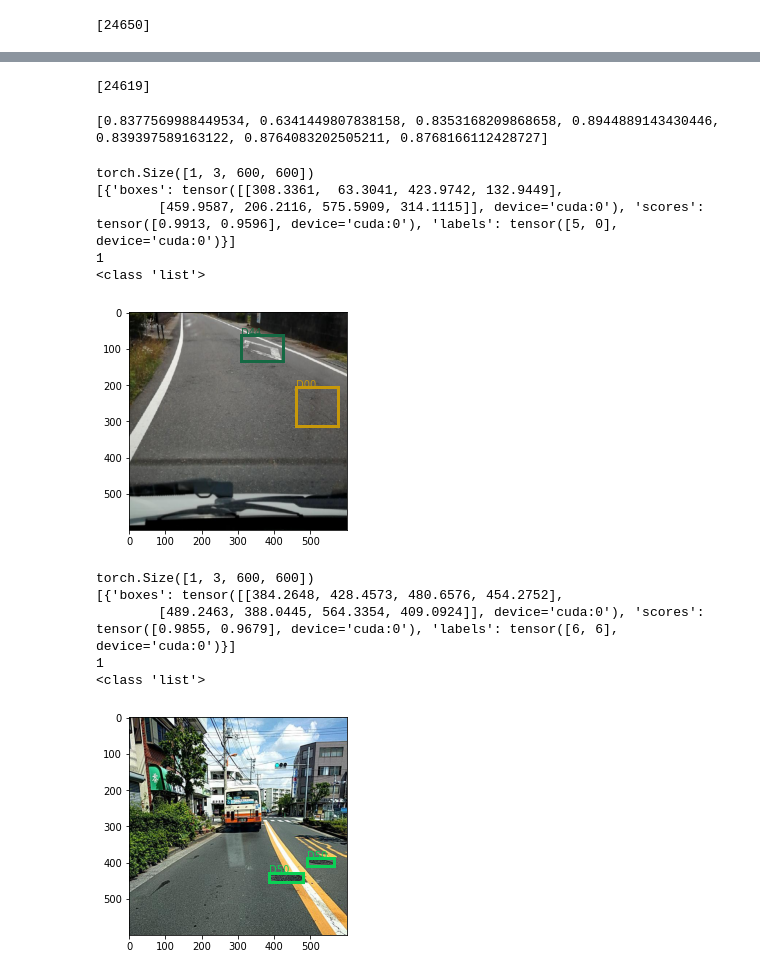
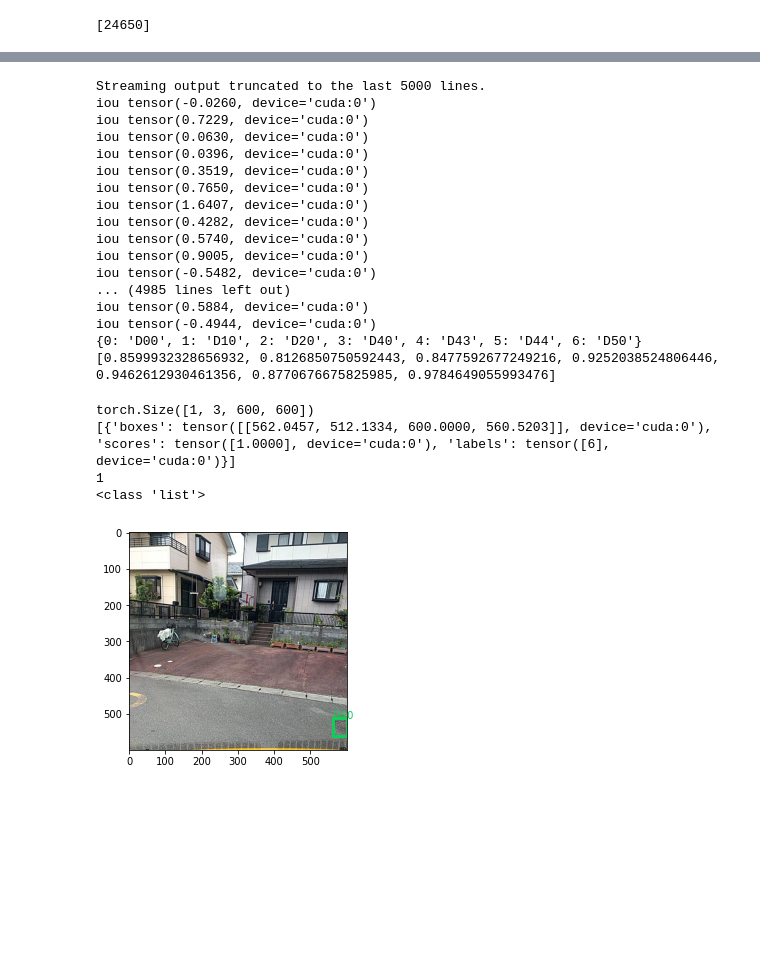
Before and after one commit to pen1064/OhCrack, a Jupyter notebook: RoadCrack_Data.ipynb, the cells around one changed output, grey strips where cells are left out. Cells and saved outputs as stored; diff of their text form; code cells hidden in the pictures; blank space fills up the shorter version.

```diff
--- a/RoadCrack_Data.ipynb
+++ b/RoadCrack_Data.ipynb
@@ -108,7 +126,8 @@ class MaskDataset(object):
     def __getitem__(self, idx):
         img_path = self.imgs[idx]
         img = Image.open(img_path).convert("RGB")
-        img = transforms.ToTensor()(img)
+        tc = transforms.Compose([transforms.ToTensor()])
+        img = tc(img)
 
         target={}
         target['boxes'] = torch.as_tensor(self.df[self.df['filename'] == self.imgs[idx]]['bndbx'].to_list(), dtype=torch.float32)
@@ -214,4 +296,0 @@ epoch : 38, Loss : 541.9956665039062, time : 1018.8324961662292
-# %%
-model = get_model_instance_segmentation(7, weights='/content/gdrive/MyDrive/Crack/meowre_retina_31.pt') #no need background classes because it is using sigmoid not softmax
-device = torch.device('cuda') if torch.cuda.is_available() else torch.device('cpu')
-model.to(device)
@@ -256,28 +297,3 @@ for file in glob.glob('/content/gdrive/MyDrive/Crack/Japan/Test/annotations/xmls
-# %%
-test_df = pd.read_csv('/content/gdrive/MyDrive/Crack/Japan/test_df.csv')
-test_df['bndbx'] = test_df['bndbx'].apply(lambda z: eval(z))
-test_df['dim'] = test_df['dim'].apply(lambda z: eval(z))
-test_df.dtypes
-test_df.head(3)
-
-Bad_Data = []
-for i in range(len(test_df)):
-  z = list(test_df.loc[i, 'bndbx'])
-  if z[0] >= z[2] or z[1] >= z[3]:
-    Bad_Data.append(i)
-print(Bad_Data)
-
-[test_df.drop(index = i, axis = 0, inplace=True) for i in Bad_Data]
-test_df.reset_index(inplace=True)
-
-test_df['type'] = pd.Categorical(test_df['type'])
-test_df['type'] = test_df['type'].cat.codes
-test_df.head(3)
-
-test_dataset = MaskDataset(test_df)
-test_data_loader = torch.utils.data.DataLoader(test_dataset, batch_size=4, collate_fn=collate_fn)
-# %% [output]
-[24619]
 # %%
 def model_predict(model, img, threshold):
   model.eval()
@@ -312,6 +328,8 @@ for im, annot in tqdm(test_data_loader, position = 0, leave = True):
         annot_all.append(annot)
 # %%
 def calculate_IoU(box1, box2):
+  #print(box1)
+  #print(box2)
   intersect_w = torch.min(box1[2], box2[2]) - torch.max(box1[0], box2[0])
   intersect_h = torch.min(box1[3], box2[3]) - torch.max(box1[1], box2[1])
   intersect_area = intersect_w*intersect_h
@@ -336,7 +354,7 @@ def evaluate_scores(p, a, num_classes, iou_threshold):
       for pbx_ind, pbx in enumerate(p_bx):
         for gtt in gt:
           iou = calculate_IoU(pbx, gtt)
-          #print('iou', iou)
+          print('iou', iou)
           if iou > iou_threshold:
             s+= float(p_scores[pbx_ind])
       #print(s)
@@ -344,7 +362,7 @@ def evaluate_scores(p, a, num_classes, iou_threshold):
   return scores
 
 
-iou_threshold = 0.75
+iou_threshold = 0.5
 
 # Calculate average precision
 precisions = []
@@ -357,6 +375,23 @@ for batch_num, p_batch in enumerate(preds_adj_all):#preds_adj_all:
     precisions.append(scores)
 
 pms = np.array(precisions)
+print({0: 'D00', 1: 'D10', 2: 'D20', 3: 'D40', 4: 'D43', 5: 'D44', 6: 'D50'})
 print([np.sum(pms[:,i])/len(np.nonzero(pms[:,i])[0])  for i in range(7)])
 # %% [output]
-[0.8377569988449534, 0.6341449807838158, 0.8353168209868658, 0.8944889143430446, 0.839397589163122, 0.8764083202505211, 0.8768166112428727]
+Streaming output truncated to the last 5000 lines.
+iou tensor(-0.0260, device='cuda:0')
+iou tensor(0.7229, device='cuda:0')
+iou tensor(0.0630, device='cuda:0')
+iou tensor(0.0396, device='cuda:0')
+iou tensor(0.3519, device='cuda:0')
+iou tensor(0.7650, device='cuda:0')
+iou tensor(1.6407, device='cuda:0')
+iou tensor(0.4282, device='cuda:0')
+iou tensor(0.5740, device='cuda:0')
+iou tensor(0.9005, device='cuda:0')
+iou tensor(-0.5482, device='cuda:0')
+... (4985 lines left out)
+iou tensor(0.5884, device='cuda:0')
+iou tensor(-0.4944, device='cuda:0')
+{0: 'D00', 1: 'D10', 2: 'D20', 3: 'D40', 4: 'D43', 5: 'D44', 6: 'D50'}
+[0.8599932328656932, 0.8126850750592443, 0.8477592677249216, 0.9252038524806446, 0.9462612930461356, 0.8770676675825985, 0.9784649055993476]
@@ -363,14 +402,15 @@ print([np.sum(pms[:,i])/len(np.nonzero(pms[:,i])[0])  for i in range(7)])
 # %%
-FILES = [r'/content/gdrive/MyDrive/Crack/Japan/Test/images/Japan_004903.jpg', r'/content/gdrive/MyDrive/Crack/Japan/Test/images/Japan_000142.jpg']
+FILES = [r'/content/gdrive/MyDrive/Crack/Japan/images/Japan_012818.jpg']
 for file in FILES:
   img1 = Image.open(file).convert("RGB")
-  img = transforms.ToTensor()(img1)
+  tc = transforms.Compose([transforms.Resize((600,600)), transforms.ToTensor()])
+  img = tc(img1)
   img = img.unsqueeze(0)
   print(img.shape)
 
   img = img.to(device)
   with torch.no_grad():
-    p = model_predict(model, img, 0.9)
+    p = model_predict(model, img, 0.5)
 
   print(p)
   print(len(p))
@@ -388,39 +428,32 @@ for file in FILES:
       if type(pp['labels']) is not list:
         pp['labels'] = list(pp['labels'])
         print(type(pp['labels']))
       if pp['labels'][ii] == 0:
         rect = patches.Rectangle((b[0], b[1]), (b[2]-b[0]), (b[3]-b[1]), linewidth=3, edgecolor=colors[0], facecolor='none')
         ax.annotate(category[0], (b[0], b[1]), color=colors[0])
       elif pp['labels'][ii] == 1:
         rect = patches.Rectangle((b[0], b[1]), (b[2]-b[0]), (b[3]-b[1]), linewidth=3, edgecolor=colors[1], facecolor='none')
         ax.annotate(category[1], (b[0], b[1]), color=colors[1])
       elif pp['labels'][ii] == 2:
         rect = patches.Rectangle((b[0], b[1]), (b[2]-b[0]), (b[3]-b[1]), linewidth=3, edgecolor=colors[2], facecolor='none')
         ax.annotate(category[2], (b[0], b[1]), color=colors[2])
       elif pp['labels'][ii] == 3:
         rect = patches.Rectangle((b[0], b[1]), (b[2]-b[0]), (b[3]-b[1]), linewidth=3, edgecolor=colors[3], facecolor='none')
         ax.annotate(category[3], (b[0], b[1]), color=colors[3])
       elif pp['labels'][ii] == 4:
         rect = patches.Rectangle((b[0], b[1]), (b[2]-b[0]), (b[3]-b[1]), linewidth=3, edgecolor=colors[4], facecolor='none')
         ax.annotate(category[4], (b[0], b[1]), color=colors[4])
       elif pp['labels'][ii] == 5:
         rect = patches.Rectangle((b[0], b[1]), (b[2]-b[0]), (b[3]-b[1]), linewidth=3, edgecolor=colors[5], facecolor='none')
         ax.annotate(category[5], (b[0], b[1]), color=colors[5])
       else:
         rect = patches.Rectangle((b[0], b[1]), (b[2]-b[0]), (b[3]-b[1]), linewidth=3, edgecolor=colors[6], facecolor='none')
         ax.annotate(category[6], (b[0], b[1]), color=colors[6])
       ax.add_patch(rect)
     plt.show()
 # %% [output]
 torch.Size([1, 3, 600, 600])
-[{'boxes': tensor([[308.3361,  63.3041, 423.9742, 132.9449],
-        [459.9587, 206.2116, 575.5909, 314.1115]], device='cuda:0'), 'scores': tensor([0.9913, 0.9596], device='cuda:0'), 'labels': tensor([5, 0], device='cuda:0')}]
+[{'boxes': tensor([[562.0457, 512.1334, 600.0000, 560.5203]], device='cuda:0'), 'scores': tensor([1.0000], device='cuda:0'), 'labels': tensor([6], device='cuda:0')}]
 1
 <class 'list'>
-[figure, old version]
+[figure, new version]
-torch.Size([1, 3, 600, 600])
-[{'boxes': tensor([[384.2648, 428.4573, 480.6576, 454.2752],
-        [489.2463, 388.0445, 564.3354, 409.0924]], device='cuda:0'), 'scores': tensor([0.9855, 0.9679], device='cuda:0'), 'labels': tensor([6, 6], device='cuda:0')}]
-1
-<class 'list'>
-[figure, removed]
```
Also changed, not shown: parts of 32 cells of this notebook.
